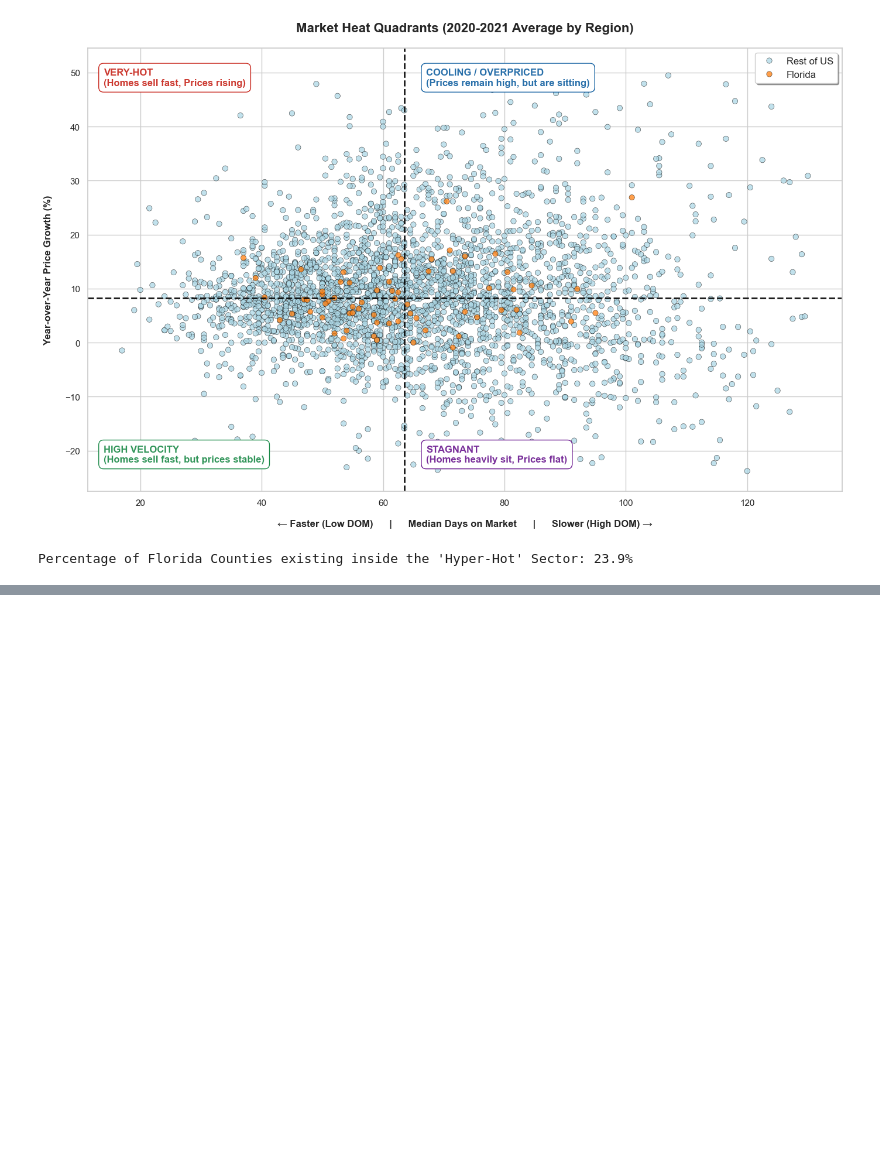
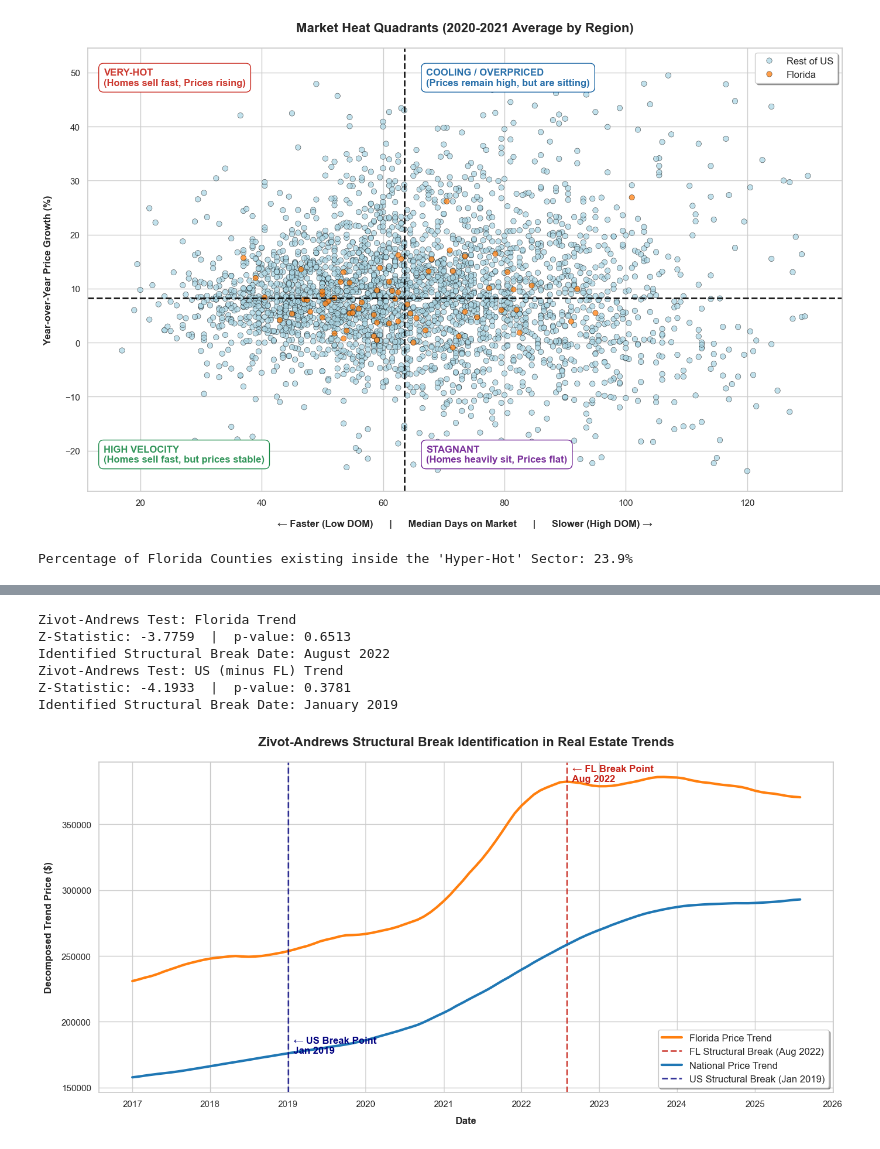
Before and after one commit to walde363/covid-housing-forecast, a Jupyter notebook: notebooks/timeseries.ipynb, the cells around one changed output, grey strips where cells are left out. Saved outputs shown, nothing was run; the diff lists cells and outputs as text; code cells hidden in the pictures; blank space fills up the shorter version.

Commit message:
updated timeseries notebook and break point plots

```diff
--- a/notebooks/timeseries.ipynb
+++ b/notebooks/timeseries.ipynb
@@ -573,0 +576,76 @@ A few of the heaviest institutional targets:
+# %%
+# take trend components from your earlier decomposition
+# Using .dropna() shaves off the missing ends caused by the moving average decomposition window
+fl_trend_clean = dec_fl.trend.dropna()
+rest_trend_clean = dec_rest.trend.dropna()
+
+# Setup the Zivot-Andrews Test Engine
+def run_za_test(series, name):
+    # look for a structural break in both the intercept (a sudden jump in prices)
+    # and the trend itself (a sudden change in market momentum/slope)
+    res = zivot_andrews(series, regression='ct')
+
+    z_stat = res[0]
+    p_value = res[1]
+    break_idx = res[4] # This specific index object isolates the exact structural break
+
+    # Map the algorithmic break index back to the chronological date index
+    break_date = series.index[break_idx]
+
+    print(f"Zivot-Andrews Test: {name}")
+    print(f"Z-Statistic: {z_stat:.4f}  |  p-value: {p_value:.4f}")
+    print(f"Identified Structural Break Date: {break_date.strftime('%B %Y')}")
+
+    return break_date, p_value
+
+# Execute the Tests
+break_date_fl, p_fl = run_za_test(fl_trend_clean, "Florida Trend")
+break_date_rest, p_rest = run_za_test(rest_trend_clean, "US (minus FL) Trend")
+
+
+# Build the Visual Output
+plt.figure(figsize=(14, 7))
+sns.set_theme(style="whitegrid")
+
+# Render Florida
+plt.plot(fl_trend_clean.index, fl_trend_clean, color='#ff7f0e', linewidth=3, label='Florida Price Trend')
+
+# Break Line for Florida
+plt.axvline(break_date_fl, color='#c7241a', linestyle='--', linewidth=2, alpha=0.8,
+            label=f'FL Structural Break ({break_date_fl.strftime("%b %Y")})')
+
+# Annotate the break explicitly on the Florida curve's path
+y_pos_fl = fl_trend_clean.loc[break_date_fl]
+plt.text(break_date_fl, y_pos_fl, f'  ← FL Break Point\n  {break_date_fl.strftime("%b %Y")}',
+         color='#c7241a', fontweight='bold', fontsize=12)
+
+
+# Render Rest of Nation
+plt.plot(rest_trend_clean.index, rest_trend_clean, color='#1f77b4', linewidth=3, label='National Price Trend')
+
+# Break Line for the Rest of the US
+plt.axvline(break_date_rest, color='navy', linestyle='--', linewidth=2, alpha=0.8,
+            label=f'US Structural Break ({break_date_rest.strftime("%b %Y")})')
+
+# Annotate the break explicitly on the National curve's path
+y_pos_rest = rest_trend_clean.loc[break_date_rest]
+plt.text(break_date_rest, y_pos_rest, f'  ← US Break Point\n  {break_date_rest.strftime("%b %Y")}',
+         color='navy', fontweight='bold', fontsize=12)
+
+
+# Formatting Print
+plt.title('Zivot-Andrews Structural Break Identification in Real Estate Trends', fontsize=16, pad=20, fontweight='bold')
+plt.ylabel('Decomposed Trend Price ($)', fontsize=12, fontweight='bold', labelpad=10)
+plt.xlabel('Date', fontsize=12, fontweight='bold', labelpad=10)
+
+plt.legend(loc='lower right', frameon=True, fontsize=12, shadow=True)
+plt.tight_layout()
+plt.show()
+# %% [output]
+Zivot-Andrews Test: Florida Trend
+Z-Statistic: -3.7759  |  p-value: 0.6513
+Identified Structural Break Date: August 2022
+Zivot-Andrews Test: US (minus FL) Trend
+Z-Statistic: -4.1933  |  p-value: 0.3781
+Identified Structural Break Date: January 2019
+[figure, added]
```
Also changed, not shown: parts of 4 cells of this notebook, 4 other files.
